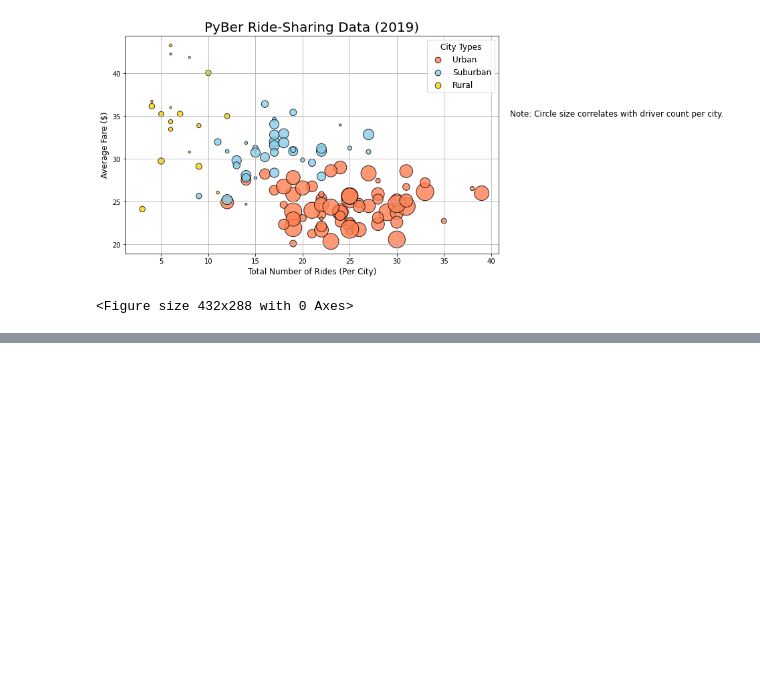
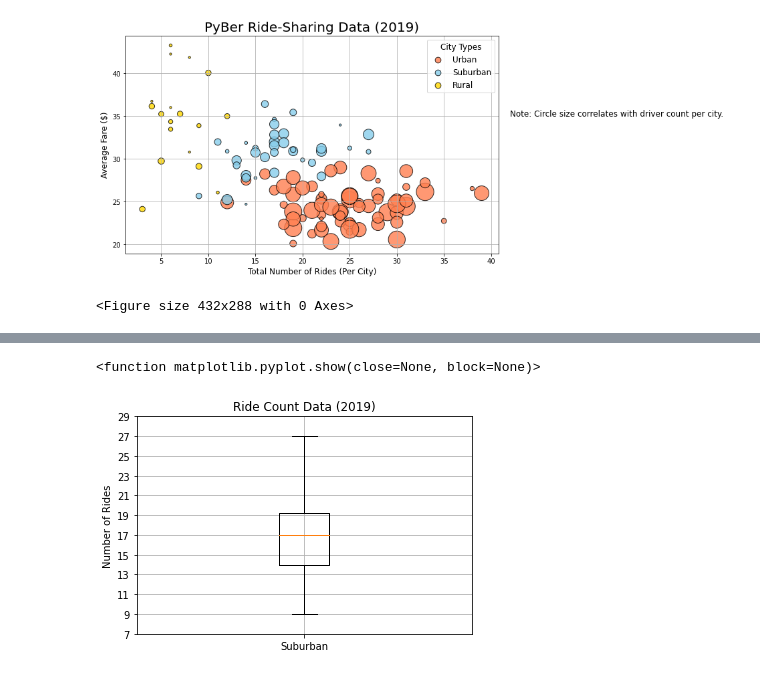
Before and after one commit to CBrew913/PyBer_Analysis, a Jupyter notebook: PyBer.ipynb, the cells around one changed output, grey strips where cells are left out. Saved outputs shown, nothing was run; the diff lists cells and outputs as text; code cells hidden in the pictures; blank space fills up the shorter version.

```diff
--- a/PyBer.ipynb
+++ b/PyBer.ipynb
@@ -270,0 +438,16 @@ plt.savefig("analysis/Fig1.png")
+# %%
+# Creating a box-and-whisker plot for ride count data in suburban cities
+x_labels = ["Suburban"]
+
+fix, ax = plt.subplots()
+ax.boxplot(suburban_ride_count, labels = x_labels)
+
+ax.set_title('Ride Count Data (2019)')
+ax.set_ylabel('Number of Rides')
+ax.set_yticks(np.arange(7, 30, step = 2.0))
+ax.grid()
+
+plt.show
+# %% [output]
+<function matplotlib.pyplot.show(close=None, block=None)>
+[figure, added]
```
Also changed, not shown: parts of 31 cells of this notebook, 3 other files.
